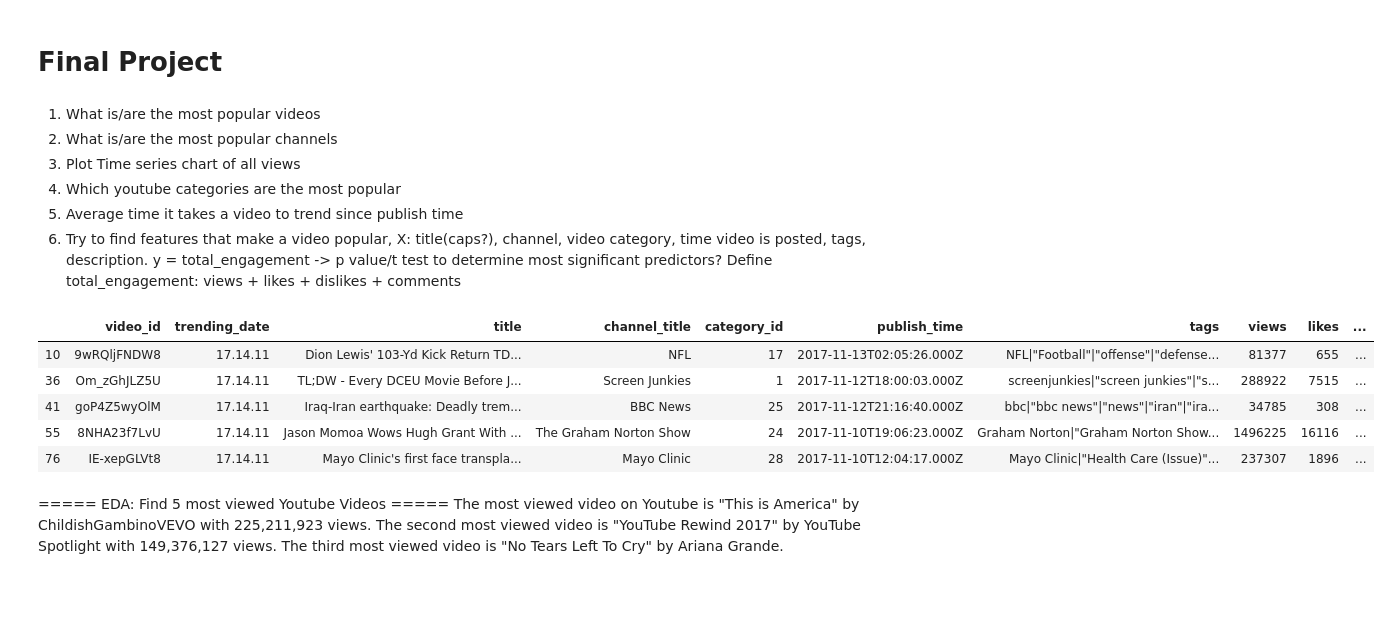
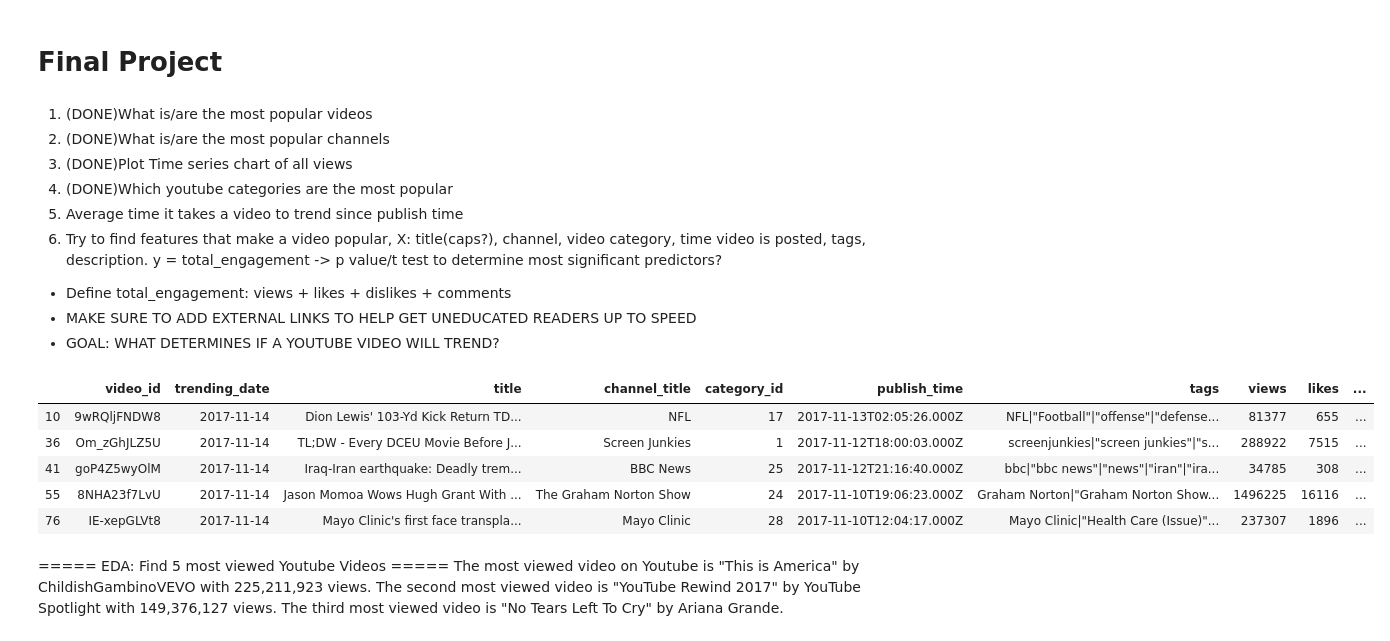
Before and after one commit to NickBoller/NickBoller.github.io, a Jupyter notebook: Final Project.ipynb, the cells around one changed output. Cells and saved outputs as stored; diff of their text form; code cells hidden in the pictures; blank space fills up the shorter version.

```diff
--- a/Final Project.ipynb
+++ b/Final Project.ipynb
@@ -1,34 +1,47 @@
 # %% [markdown]
 # Final Project
 # %% [markdown]
-1. What is/are the most popular videos
-2. What is/are the most popular channels
-3. Plot Time series chart of all views
-4. Which youtube categories are the most popular
+1. (DONE)What is/are the most popular videos
+2. (DONE)What is/are the most popular channels
+3. (DONE)Plot Time series chart of all views
+4. (DONE)Which youtube categories are the most popular
 5. Average time it takes a video to trend since publish time
 6. Try to find features that make a video popular, X: title(caps?), channel, video category, time video is posted, tags, description. y = total_engagement -> p value/t test to determine most significant predictors?
-Define total_engagement: views + likes + dislikes + comments
+- Define total_engagement: views + likes + dislikes + comments
+- MAKE SURE TO ADD EXTERNAL LINKS TO HELP GET UNEDUCATED READERS UP TO SPEED
+- GOAL: WHAT DETERMINES IF A YOUTUBE VIDEO WILL TREND?
 # %%
 import pandas as pd
 import matplotlib.pyplot as plt
 import re
 import datetime
+
+from pandas.plotting import register_matplotlib_converters
+register_matplotlib_converters()
+
+from functools import partial
+to_datetime_fmt = partial(pd.to_datetime, format='%Y.%d.%m')
 # %%
 yt_videos = pd.read_csv('USvideos.csv')
 
 # Remove all Nan rows
 yt_videos = yt_videos.dropna()
 
 # Remove repeat videos but keep the one that has the most views
 yt_videos = yt_videos.sort_values('views', ascending=False).drop_duplicates('video_id').sort_index()
+
+# Convert the trending_date column to a datetime object for easier use
+yt_videos['trending_date'] = '20' + yt_videos['trending_date'].astype(str)
+yt_videos['trending_date'] = yt_videos['trending_date'].apply(to_datetime_fmt)
+
 yt_videos.head()
 # %% [output]
 |  | video_id | trending_date | title | channel_title | category_id | publish_time | tags | views | likes | ... |
-| 10 | 9wRQljFNDW8 | 17.14.11 | Dion Lewis' 103-Yd Kick Return TD... | NFL | 17 | 2017-11-13T02:05:26.000Z | NFL|"Football"|"offense"|"defense... | 81377 | 655 | ... |
-| 36 | Om_zGhJLZ5U | 17.14.11 | TL;DW - Every DCEU Movie Before J... | Screen Junkies | 1 | 2017-11-12T18:00:03.000Z | screenjunkies|"screen junkies"|"s... | 288922 | 7515 | ... |
-| 41 | goP4Z5wyOlM | 17.14.11 | Iraq-Iran earthquake: Deadly trem... | BBC News | 25 | 2017-11-12T21:16:40.000Z | bbc|"bbc news"|"news"|"iran"|"ira... | 34785 | 308 | ... |
-| 55 | 8NHA23f7LvU | 17.14.11 | Jason Momoa Wows Hugh Grant With ... | The Graham Norton Show | 24 | 2017-11-10T19:06:23.000Z | Graham Norton|"Graham Norton Show... | 1496225 | 16116 | ... |
-| 76 | IE-xepGLVt8 | 17.14.11 | Mayo Clinic's first face transpla... | Mayo Clinic | 28 | 2017-11-10T12:04:17.000Z | Mayo Clinic|"Health Care (Issue)"... | 237307 | 1896 | ... |
+| 10 | 9wRQljFNDW8 | 2017-11-14 | Dion Lewis' 103-Yd Kick Return TD... | NFL | 17 | 2017-11-13T02:05:26.000Z | NFL|"Football"|"offense"|"defense... | 81377 | 655 | ... |
+| 36 | Om_zGhJLZ5U | 2017-11-14 | TL;DW - Every DCEU Movie Before J... | Screen Junkies | 1 | 2017-11-12T18:00:03.000Z | screenjunkies|"screen junkies"|"s... | 288922 | 7515 | ... |
+| 41 | goP4Z5wyOlM | 2017-11-14 | Iraq-Iran earthquake: Deadly trem... | BBC News | 25 | 2017-11-12T21:16:40.000Z | bbc|"bbc news"|"news"|"iran"|"ira... | 34785 | 308 | ... |
+| 55 | 8NHA23f7LvU | 2017-11-14 | Jason Momoa Wows Hugh Grant With ... | The Graham Norton Show | 24 | 2017-11-10T19:06:23.000Z | Graham Norton|"Graham Norton Show... | 1496225 | 16116 | ... |
+| 76 | IE-xepGLVt8 | 2017-11-14 | Mayo Clinic's first face transpla... | Mayo Clinic | 28 | 2017-11-10T12:04:17.000Z | Mayo Clinic|"Health Care (Issue)"... | 237307 | 1896 | ... |
 # %% [markdown]
 ===== EDA: Find 5 most viewed Youtube Videos =====
 The most viewed video on Youtube is "This is America" by ChildishGambinoVEVO with 225,211,923 views. The second most viewed video is "YouTube Rewind 2017" by YouTube Spotlight with 149,376,127 views. The third most viewed video is "No Tears Left To Cry" by Ariana Grande.
```
Also changed, not shown: parts of 5 cells of this notebook.
